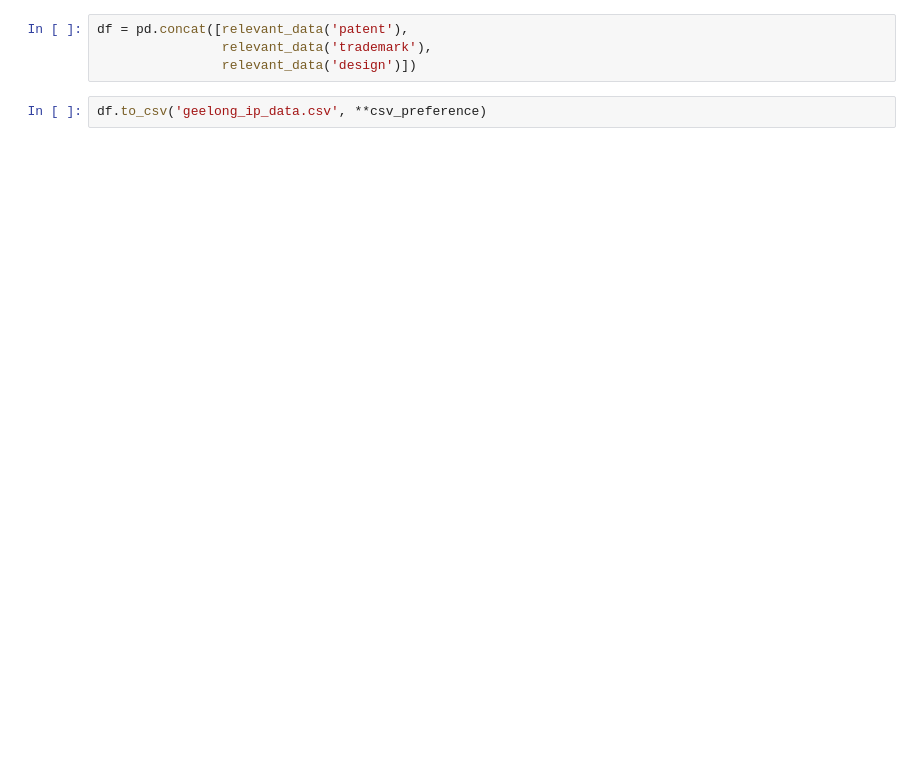
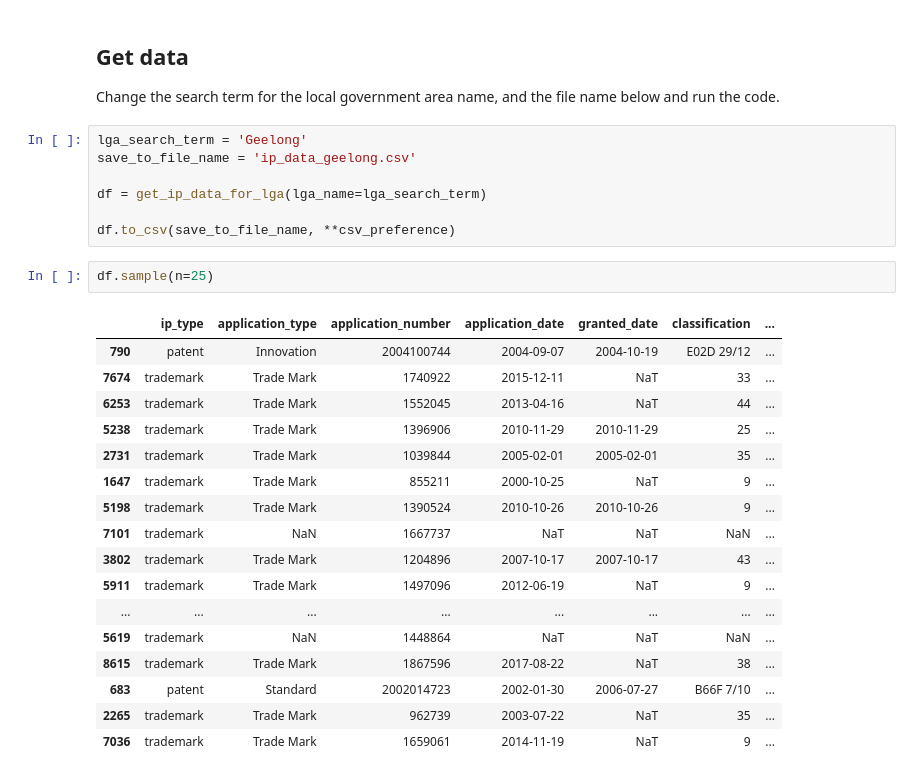
Before and after one commit to MinKimIP/IPA-public, a Jupyter notebook: data_request/2019-12-19 Geelong.ipynb, the cells around one changed output. Drawn from its saved outputs; the diff is of its cells as text; blank space fills up the shorter version.

```diff
--- a/data_request/2019-12-19 Geelong.ipynb
+++ b/data_request/2019-12-19 Geelong.ipynb
@@ -158,6 +208,31 @@ csv_preference = {'index': False,
-# %%
-df = pd.concat([relevant_data('patent'),
-                relevant_data('trademark'),
-                relevant_data('design')])
-# %%
-df.to_csv('geelong_ip_data.csv', **csv_preference)
+# %% [markdown]
+## Get data
+
+Change the search term for the local government area name, and the file name below and run the code.
+# %%
+lga_search_term = 'Geelong'
+save_to_file_name = 'ip_data_geelong.csv'
+
+df = get_ip_data_for_lga(lga_name=lga_search_term)
+
+df.to_csv(save_to_file_name, **csv_preference)
+# %%
+df.sample(n=25)
+# %% [output]
+|  | ip_type | application_type | application_number | application_date | granted_date | classification | ... |
+| 790 | patent | Innovation | 2004100744 | 2004-09-07 | 2004-10-19 | E02D 29/12 | ... |
+| 7674 | trademark | Trade Mark | 1740922 | 2015-12-11 | NaT | 33 | ... |
+| 6253 | trademark | Trade Mark | 1552045 | 2013-04-16 | NaT | 44 | ... |
+| 5238 | trademark | Trade Mark | 1396906 | 2010-11-29 | 2010-11-29 | 25 | ... |
+| 2731 | trademark | Trade Mark | 1039844 | 2005-02-01 | 2005-02-01 | 35 | ... |
+| 1647 | trademark | Trade Mark | 855211 | 2000-10-25 | NaT | 9 | ... |
+| 5198 | trademark | Trade Mark | 1390524 | 2010-10-26 | 2010-10-26 | 9 | ... |
+| 7101 | trademark | NaN | 1667737 | NaT | NaT | NaN | ... |
+| 3802 | trademark | Trade Mark | 1204896 | 2007-10-17 | 2007-10-17 | 43 | ... |
+| 5911 | trademark | Trade Mark | 1497096 | 2012-06-19 | NaT | 9 | ... |
+| ... | ... | ... | ... | ... | ... | ... | ... |
+| 5619 | trademark | NaN | 1448864 | NaT | NaT | NaN | ... |
+| 8615 | trademark | Trade Mark | 1867596 | 2017-08-22 | NaT | 38 | ... |
+| 683 | patent | Standard | 2002014723 | 2002-01-30 | 2006-07-27 | B66F 7/10 | ... |
+| 2265 | trademark | Trade Mark | 962739 | 2003-07-22 | NaT | 35 | ... |
+| 7036 | trademark | Trade Mark | 1659061 | 2014-11-19 | NaT | 9 | ... |
```
Also changed, not shown: parts of 4 cells of this notebook.
